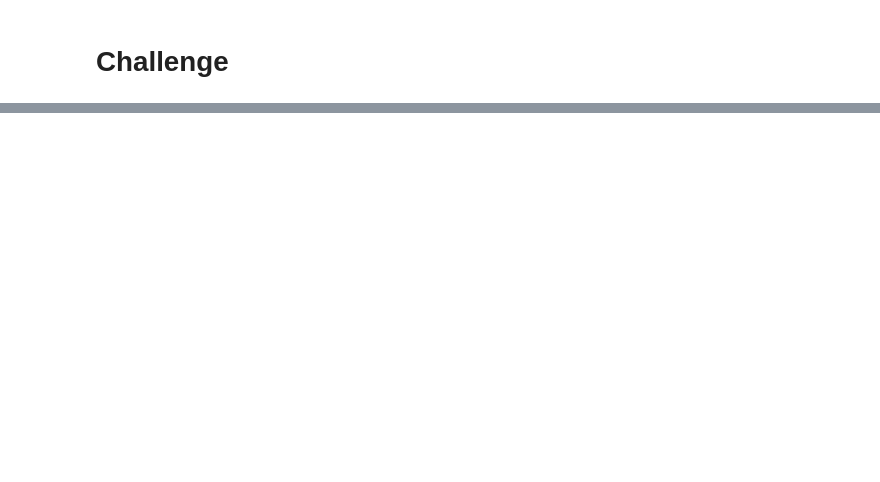
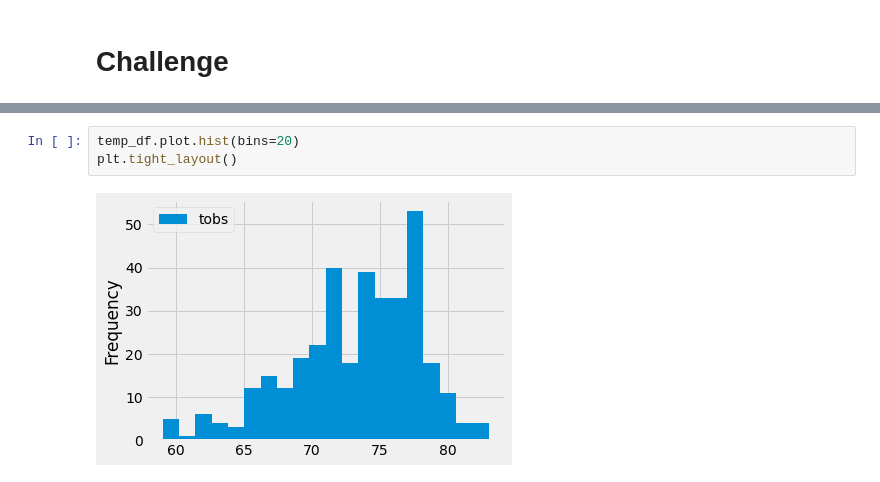
Before and after one commit to jtang3yo/Surfs_up, a Jupyter notebook: climate_analysis.ipynb, the cells around one changed output, grey strips where cells are left out. Saved outputs shown, nothing was run; the diff lists cells and outputs as text; blank space fills up the shorter version.

```diff
--- a/climate_analysis.ipynb
+++ b/climate_analysis.ipynb
@@ -117,0 +173,5 @@ df.describe()
+# %%
+temp_df.plot.hist(bins=20)
+plt.tight_layout()
+# %% [output]
+[figure, added]
```
Also changed, not shown: parts of 7 cells of this notebook.
